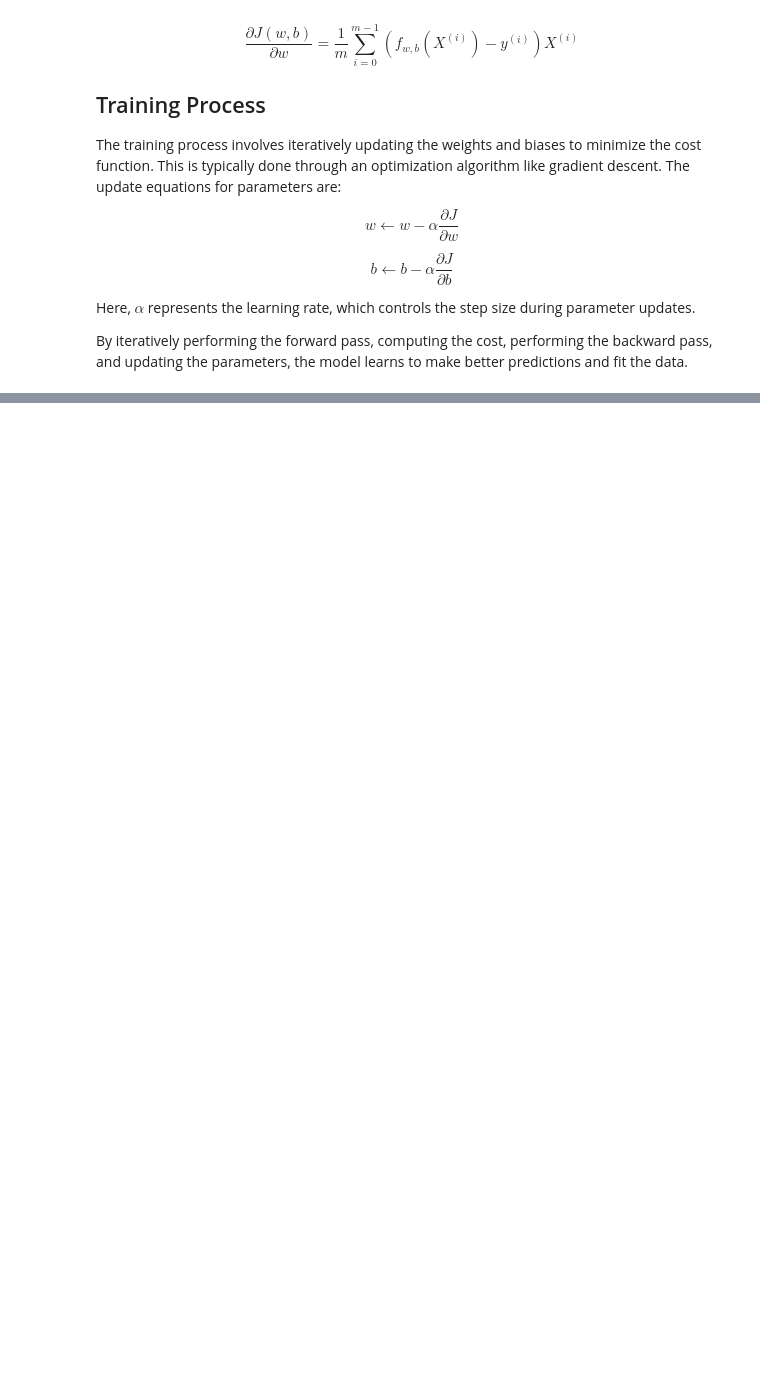
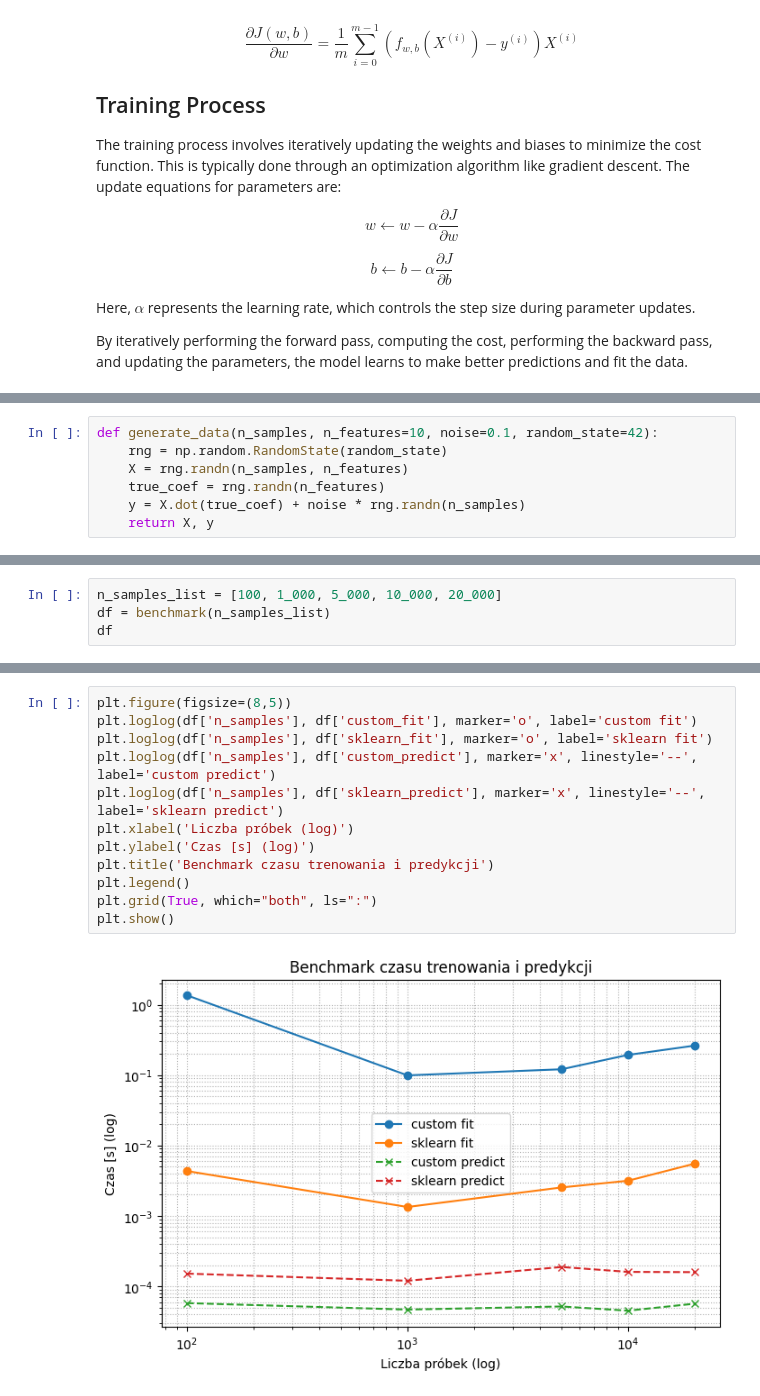
Before and after one commit to viderson/ml_from_scratch, a Jupyter notebook: notebooks/compare_linear_regression.ipynb, the cells around one changed output, grey strips where cells are left out. Cells and saved outputs as stored; diff of their text form; blank space fills up the shorter version.

```diff
--- a/notebooks/compare_linear_regression.ipynb
+++ b/notebooks/compare_linear_regression.ipynb
@@ -56 +55,8 @@ from mlfs.linear_regression.py import LogisticRegression as CustomLinearRegressi
 from sklearn.linear_model import LinearRegression as SklearnLinearRegression
+# %%
+def generate_data(n_samples, n_features=10, noise=0.1, random_state=42):
+    rng = np.random.RandomState(random_state)
+    X = rng.randn(n_samples, n_features)
+    true_coef = rng.randn(n_features)
+    y = X.dot(true_coef) + noise * rng.randn(n_samples)
+    return X, y
@@ -56,0 +96,4 @@ from sklearn.linear_model import LinearRegression as SklearnLinearRegression
+# %%
+n_samples_list = [100, 1_000, 5_000, 10_000, 20_000]
+df = benchmark(n_samples_list)
+df
@@ -56,0 +124,14 @@ from sklearn.linear_model import LinearRegression as SklearnLinearRegression
+# %%
+plt.figure(figsize=(8,5))
+plt.loglog(df['n_samples'], df['custom_fit'], marker='o', label='custom fit')
+plt.loglog(df['n_samples'], df['sklearn_fit'], marker='o', label='sklearn fit')
+plt.loglog(df['n_samples'], df['custom_predict'], marker='x', linestyle='--', label='custom predict')
+plt.loglog(df['n_samples'], df['sklearn_predict'], marker='x', linestyle='--', label='sklearn predict')
+plt.xlabel('Liczba próbek (log)')
+plt.ylabel('Czas [s] (log)')
+plt.title('Benchmark czasu trenowania i predykcji')
+plt.legend()
+plt.grid(True, which="both", ls=":")
+plt.show()
+# %% [output]
+[figure, added]
```
Also changed, not shown: parts of 6 cells of this notebook, 1 other file.
